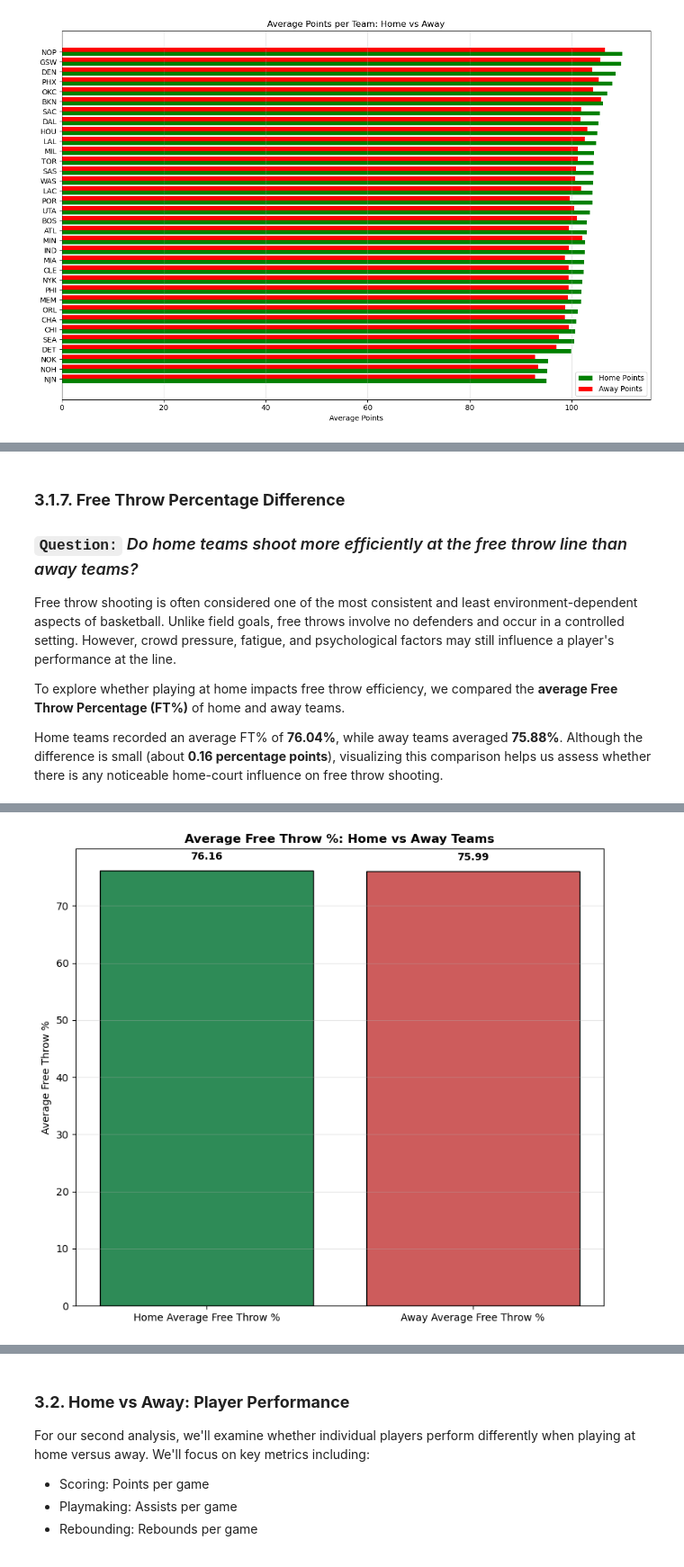
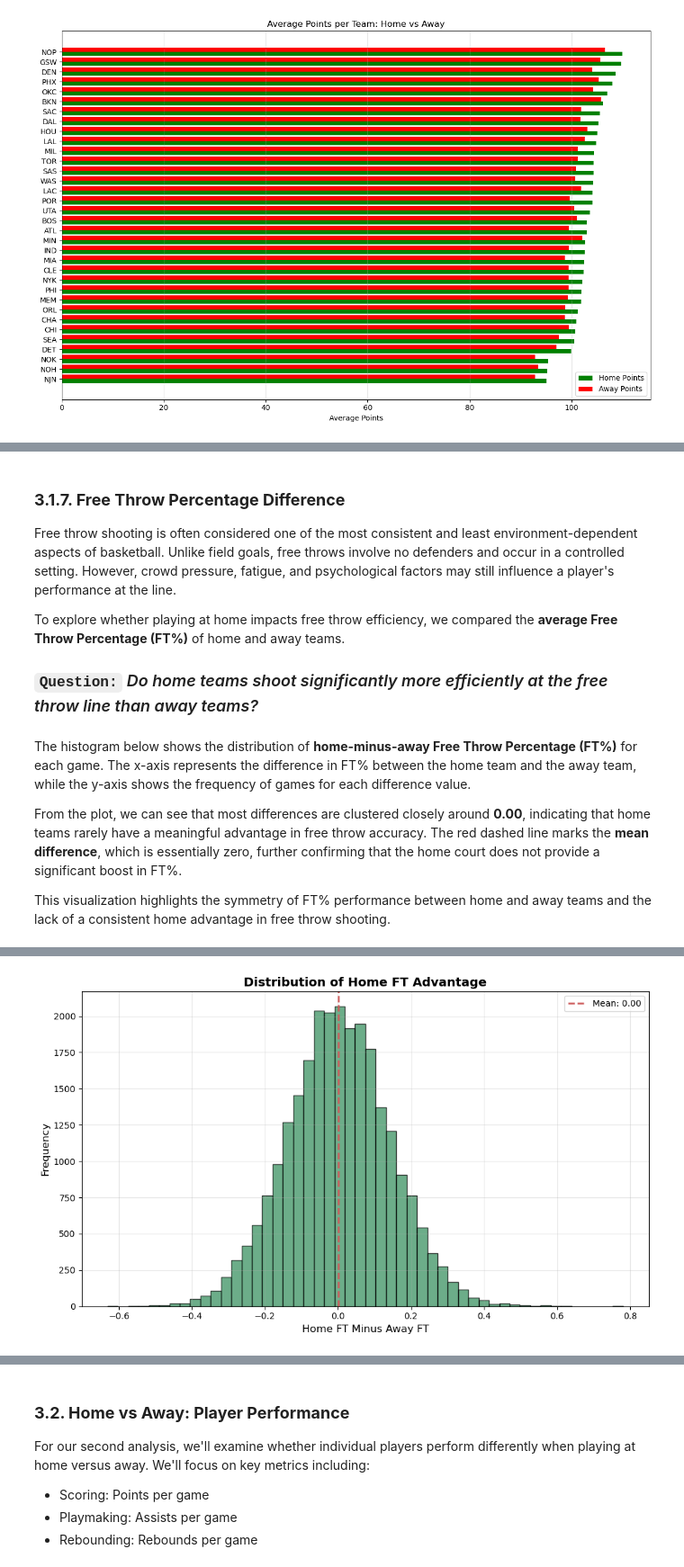
Before and after one commit to joshuanicoo/DATA100-EDA-Finals, a Jupyter notebook: main.ipynb, the cells around one changed output, grey strips where cells are left out. Shown at 90% size. Drawn from its saved outputs; the diff is of its cells as text; code cells hidden in the pictures.

```diff
--- a/main.ipynb
+++ b/main.ipynb
@@ -225,3 +235,17 @@ df_games_details: ['GAME_ID', 'TEAM_ID', 'TEAM_ABBREVIATION', 'PLAYER_ID', 'PLAY
+# %%
+## First make sure both dataframes have datetime columns
+df_games['GAME_DATE_EST'] = pd.to_datetime(df_games['GAME_DATE_EST'])
+
+## Filter df_games first to get the GAME_IDs to keep
+games_to_keep = df_games[
+    ~((df_games['GAME_DATE_EST'] >= '2020-07-01') &
+      (df_games['GAME_DATE_EST'] <= '2020-10-31'))
+]['GAME_ID']
+
+# Now filter df_games_details based on GAME_IDs to keep
+df_games_details_filtered = df_games_details[
+    df_games_details['GAME_ID'].isin(games_to_keep)
+]
 # %% [markdown]
 ### **2.2. Handling of Null Values**
 Second, we will check both data frames for null values to assess data quality and determine the appropriate handling strategy for missing data.
@@ -990,23 +1033,18 @@ Conclusion: Home teams have significantly higher Field Goal Percentage
 # %% [markdown]
 ### **3.1.7. Free Throw Percentage Difference**
-
-### `Question:` *Do home teams shoot more efficiently at the free throw line than away teams?*
 
 Free throw shooting is often considered one of the most consistent and least environment-dependent aspects of basketball. Unlike field goals, free throws involve no defenders and occur in a controlled setting. However, crowd pressure, fatigue, and psychological factors may still influence a player's performance at the line.
 
 To explore whether playing at home impacts free throw efficiency, we compared the **average Free Throw Percentage (FT%)** of home and away teams.
 
-Home teams recorded an average FT% of **76.04%**, while away teams averaged **75.88%**. Although the difference is small (about **0.16 percentage points**), visualizing this comparison helps us assess whether there is any noticeable home-court influence on free throw shooting.
+### `Question:` *Do home teams shoot significantly more efficiently at the free throw line than away teams?*
+# %% [markdown]
+The histogram below shows the distribution of **home-minus-away Free Throw Percentage (FT%)** for each game. The x-axis represents the difference in FT% between the home team and the away team, while the y-axis shows the frequency of games for each difference value.
+
+From the plot, we can see that most differences are clustered closely around **0.00**, indicating that home teams rarely have a meaningful advantage in free throw accuracy. The red dashed line marks the **mean difference**, which is essentially zero, further confirming that the home court does not provide a significant boost in FT%.
+
+This visualization highlights the symmetry of FT% performance between home and away teams and the lack of a consistent home advantage in free throw shooting.
 # %%
-## Calculate avg FT%
-home_ft_pct = df_games['FT_PCT_home'].mean() * 100
-away_ft_pct = df_games['FT_PCT_away'].mean() * 100
-
-create_bar_chart(
-    data=[home_ft_pct, away_ft_pct],
-    labels=['Home Average Free Throw %', 'Away Average Free Throw %'],
-    title='Average Free Throw %: Home vs Away Teams',
-    ylabel='Average Free Throw %',
-    value_format='{:.2f}'
-)
+## Difference in ft%
+plot_distribution_of_differences(df_games, 'FT_PCT_home', 'FT_PCT_away')
 # %% [output]
@@ -1013,2 +1052,2 @@ create_bar_chart(
-[figure, old version]
+[figure, new version]
 # %% [markdown]
```
Also changed, not shown: parts of 79 cells of this notebook, 3 other files.
